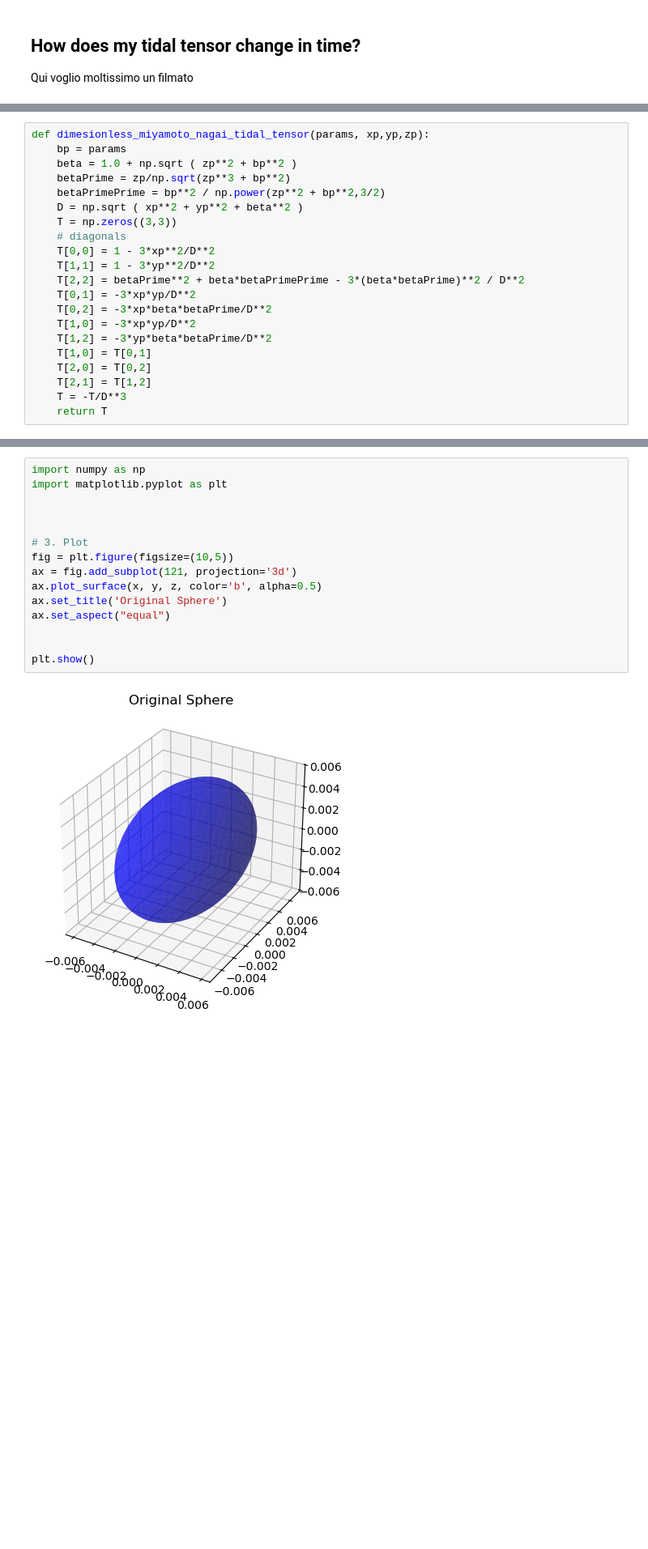
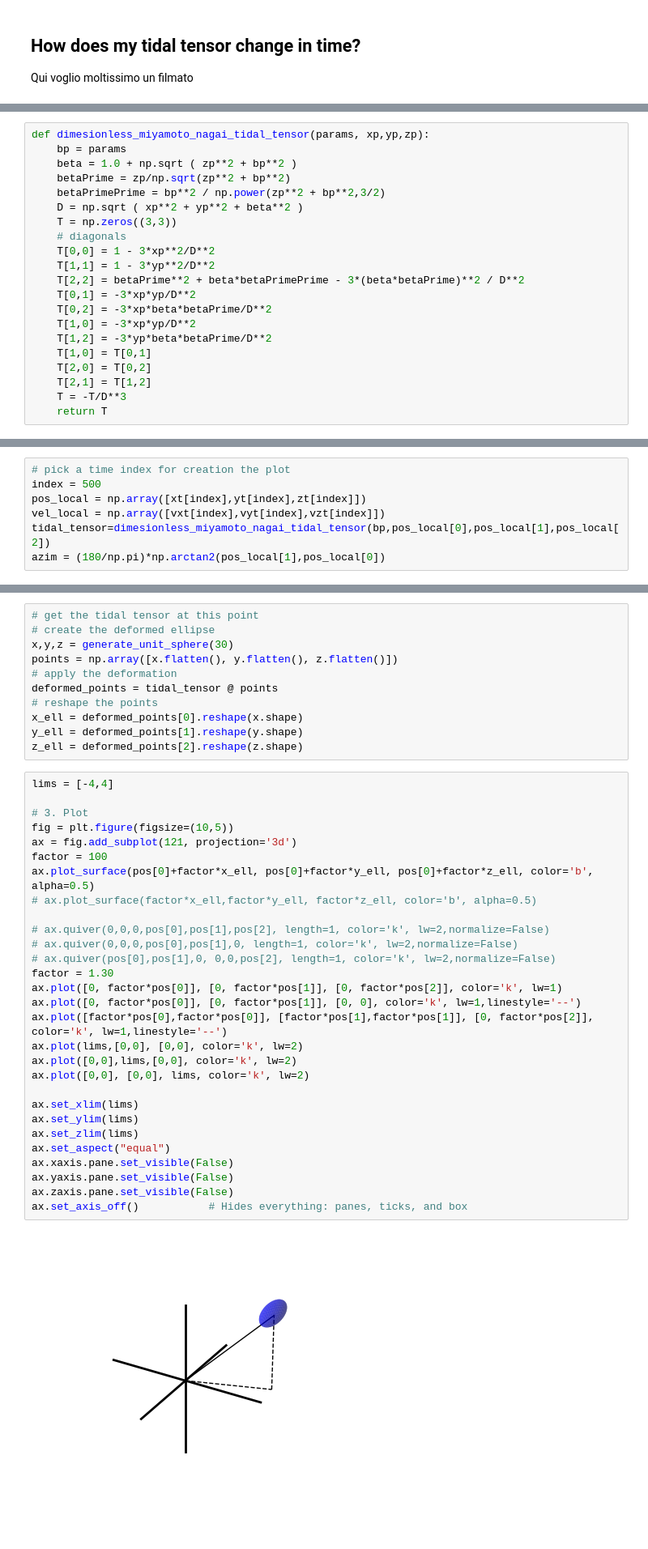
Before and after one commit to salvatore-ferrone/phd-thesis-ferrone, a Jupyter notebook: demos/tidalTensor/pouliasis2017pii.ipynb, the cells around one changed output, grey strips where cells are left out. Shown at 81% size. Saved outputs shown, nothing was run; the diff lists cells and outputs as text; blank space fills up the shorter version.

```diff
--- a/demos/tidalTensor/pouliasis2017pii.ipynb
+++ b/demos/tidalTensor/pouliasis2017pii.ipynb
@@ -10,7 +61,7 @@ import matplotlib as mpl
 def dimesionless_miyamoto_nagai_tidal_tensor(params, xp,yp,zp):
     bp = params
     beta = 1.0 + np.sqrt ( zp**2 + bp**2 )
-    betaPrime = zp/np.sqrt(zp**3 + bp**2)
+    betaPrime = zp/np.sqrt(zp**2 + bp**2)
     betaPrimePrime = bp**2 / np.power(zp**2 + bp**2,3/2)
     D = np.sqrt ( xp**2 + yp**2 + beta**2 )
     T = np.zeros((3,3))
@@ -97,0 +282,7 @@ z = deformed_points[2].reshape(z.shape)
+# %%
+# pick a time index for creation the plot
+index = 500
+pos_local = np.array([xt[index],yt[index],zt[index]])
+vel_local = np.array([vxt[index],vyt[index],vzt[index]])
+tidal_tensor=dimesionless_miyamoto_nagai_tidal_tensor(bp,pos_local[0],pos_local[1],pos_local[2])
+azim = (180/np.pi)*np.arctan2(pos_local[1],pos_local[0])
@@ -98,17 +409,42 @@ z = deformed_points[2].reshape(z.shape)
+# %%
+# get the tidal tensor at this point
+# create the deformed ellipse
+x,y,z = generate_unit_sphere(30)
+points = np.array([x.flatten(), y.flatten(), z.flatten()])
+# apply the deformation
+deformed_points = tidal_tensor @ points
+# reshape the points
+x_ell = deformed_points[0].reshape(x.shape)
+y_ell = deformed_points[1].reshape(y.shape)
+z_ell = deformed_points[2].reshape(z.shape)
 # %%
-import numpy as np
-import matplotlib.pyplot as plt
-
-
+lims = [-4,4]
 
 # 3. Plot
 fig = plt.figure(figsize=(10,5))
 ax = fig.add_subplot(121, projection='3d')
-ax.plot_surface(x, y, z, color='b', alpha=0.5)
-ax.set_title('Original Sphere')
+factor = 100
+ax.plot_surface(pos[0]+factor*x_ell, pos[0]+factor*y_ell, pos[0]+factor*z_ell, color='b', alpha=0.5)
+# ax.plot_surface(factor*x_ell,factor*y_ell, factor*z_ell, color='b', alpha=0.5)
+
+# ax.quiver(0,0,0,pos[0],pos[1],pos[2], length=1, color='k', lw=2,normalize=False)
+# ax.quiver(0,0,0,pos[0],pos[1],0, length=1, color='k', lw=2,normalize=False)
+# ax.quiver(pos[0],pos[1],0, 0,0,pos[2], length=1, color='k', lw=2,normalize=False)
+factor = 1.30
+ax.plot([0, factor*pos[0]], [0, factor*pos[1]], [0, factor*pos[2]], color='k', lw=1)
+ax.plot([0, factor*pos[0]], [0, factor*pos[1]], [0, 0], color='k', lw=1,linestyle='--')
+ax.plot([factor*pos[0],factor*pos[0]], [factor*pos[1],factor*pos[1]], [0, factor*pos[2]], color='k', lw=1,linestyle='--')
+ax.plot(lims,[0,0], [0,0], color='k', lw=2)
+ax.plot([0,0],lims,[0,0], color='k', lw=2)
+ax.plot([0,0], [0,0], lims, color='k', lw=2)
+
+ax.set_xlim(lims)
+ax.set_ylim(lims)
+ax.set_zlim(lims)
 ax.set_aspect("equal")
-
-
-plt.show()
+ax.xaxis.pane.set_visible(False)
+ax.yaxis.pane.set_visible(False)
+ax.zaxis.pane.set_visible(False)
+ax.set_axis_off()           # Hides everything: panes, ticks, and box
 # %% [output]
-[figure, old version]
+[figure, new version]
```
Also changed, not shown: parts of 28 cells of this notebook.
